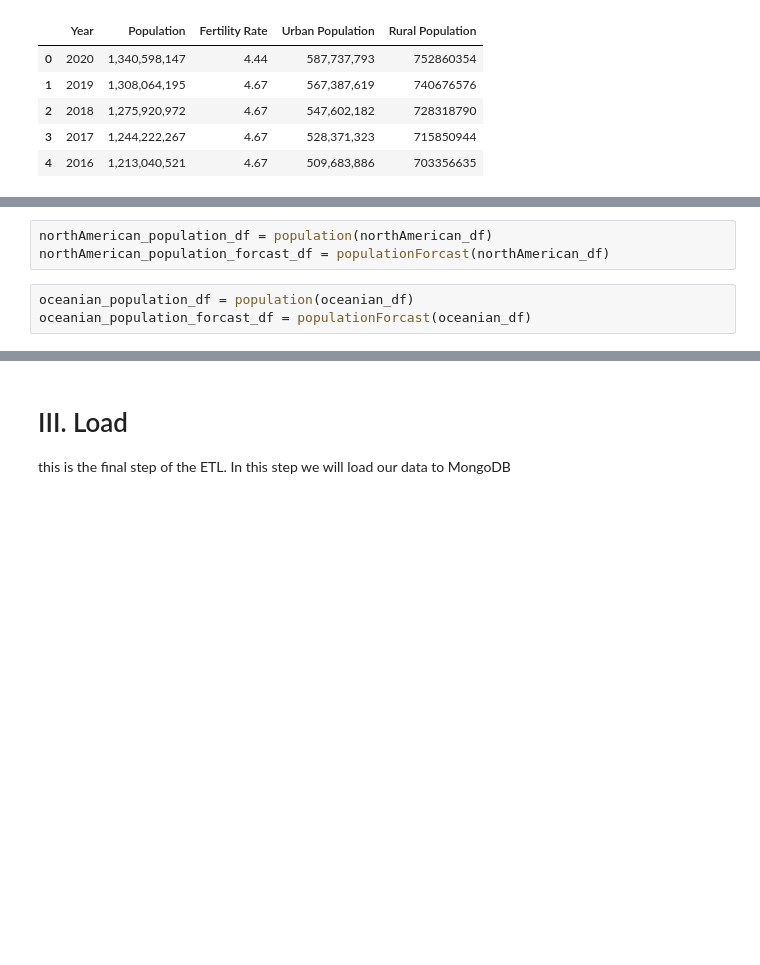
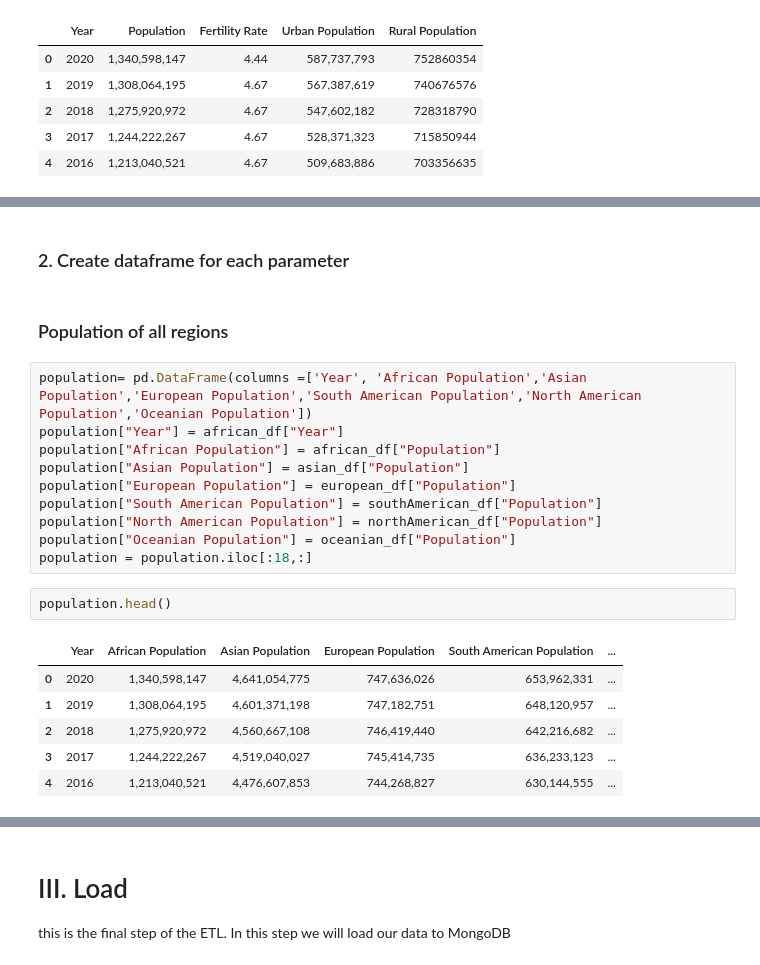
Before and after one commit to amal209/Back-end, a Jupyter notebook: etl.ipynb, the cells around one changed output, grey strips where cells are left out. Saved outputs shown, nothing was run; the diff lists cells and outputs as text; blank space fills up the shorter version.

```diff
--- a/etl.ipynb
+++ b/etl.ipynb
@@ -203,6 +147,23 @@ southAmerican_population_forcast_df = populationForcast(southAmerican_df)
-# %%
-northAmerican_population_df = population(northAmerican_df)
-northAmerican_population_forcast_df = populationForcast(northAmerican_df)
-# %%
-oceanian_population_df = population(oceanian_df)
-oceanian_population_forcast_df = populationForcast(oceanian_df)
+# %% [markdown]
+### 2. Create dataframe for each parameter
+# %% [markdown]
+### Population of all regions
+# %%
+population= pd.DataFrame(columns =['Year', 'African Population','Asian Population','European Population','South American Population','North American Population','Oceanian Population'])
+population["Year"] = african_df["Year"]
+population["African Population"] = african_df["Population"]
+population["Asian Population"] = asian_df["Population"]
+population["European Population"] = european_df["Population"]
+population["South American Population"] = southAmerican_df["Population"]
+population["North American Population"] = northAmerican_df["Population"]
+population["Oceanian Population"] = oceanian_df["Population"]
+population = population.iloc[:18,:]
+# %%
+population.head()
+# %% [output]
+|  | Year | African Population | Asian Population | European Population | South American Population | ... |
+| 0 | 2020 | 1,340,598,147 | 4,641,054,775 | 747,636,026 | 653,962,331 | ... |
+| 1 | 2019 | 1,308,064,195 | 4,601,371,198 | 747,182,751 | 648,120,957 | ... |
+| 2 | 2018 | 1,275,920,972 | 4,560,667,108 | 746,419,440 | 642,216,682 | ... |
+| 3 | 2017 | 1,244,222,267 | 4,519,040,027 | 745,414,735 | 636,233,123 | ... |
+| 4 | 2016 | 1,213,040,521 | 4,476,607,853 | 744,268,827 | 630,144,555 | ... |
```
Also changed, not shown: parts of 30 cells of this notebook, 22 other files.
